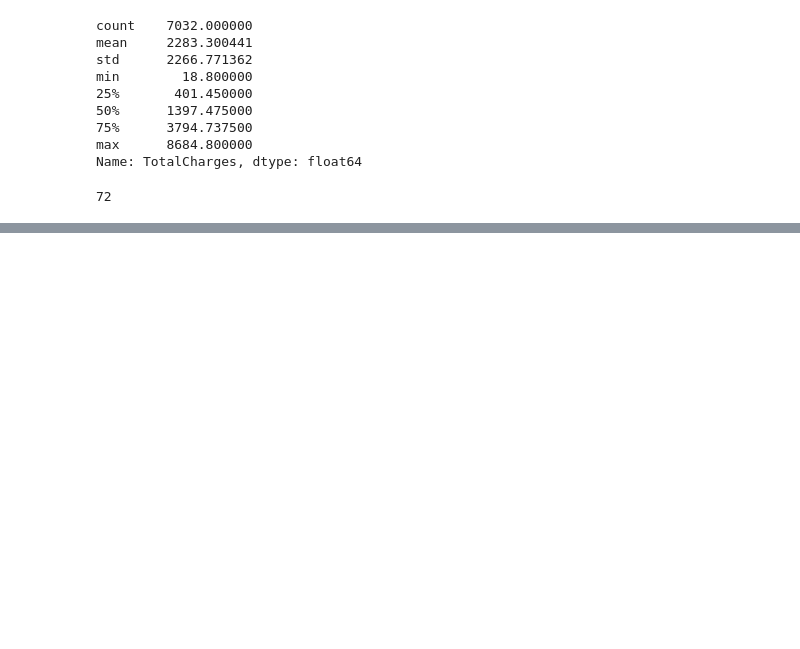
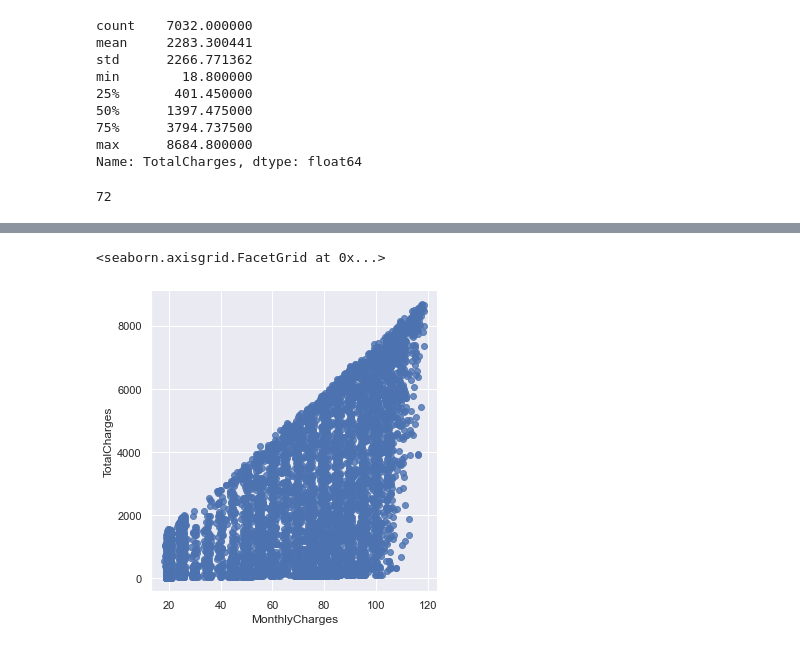
Before and after one commit to J700070/Data_Science-Tasa_de_abandono_telecom, a Jupyter notebook: Análisis_Abandono.ipynb, the cells around one changed output, grey strips where cells are left out. Saved outputs shown, nothing was run; the diff lists cells and outputs as text; code cells hidden in the pictures; blank space fills up the shorter version.

```diff
--- a/Análisis_Abandono.ipynb
+++ b/Análisis_Abandono.ipynb
@@ -338,0 +390,6 @@ cust
+# %%
+# Pasamos ahora a convertir "yes" y "no" a "1" y "0" de la columna resultado, es decir, el churn
+cust["Churn"] = cust["Churn"].map({"Yes":1, "No":0})
+# %%
+# Convertimos las variables categóricas en numéricas
+dummies = pd.get_dummies(cust)
@@ -338,0 +406,5 @@ cust
+# %%
+sns.lmplot(data=dummies, x='MonthlyCharges', y='TotalCharges', fit_reg=False)
+# %% [output]
+<seaborn.axisgrid.FacetGrid at 0x...>
+[figure, added]
```
Also changed, not shown: parts of 19 cells of this notebook.
